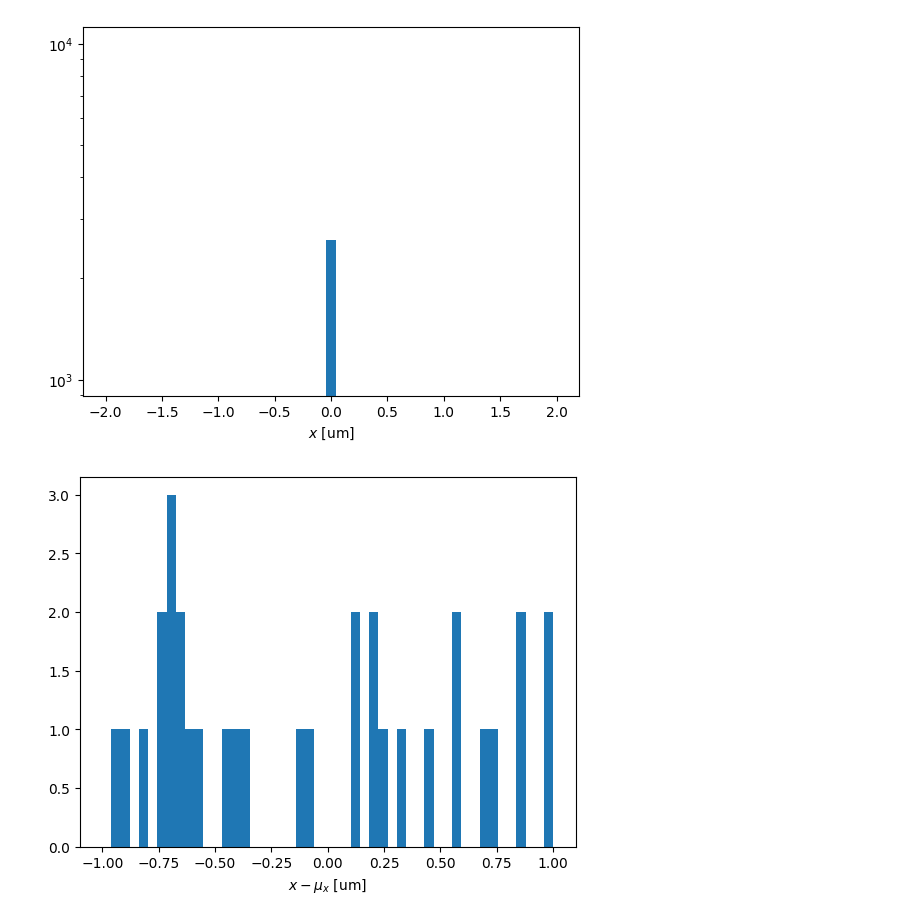
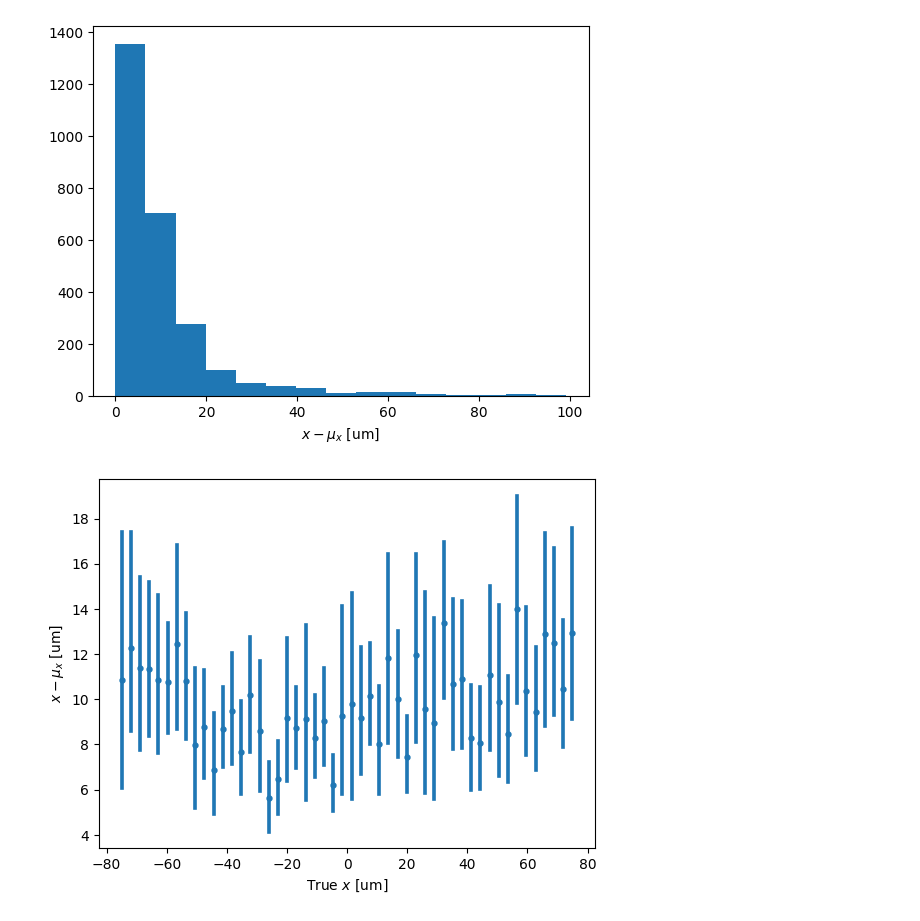
Before and after one commit to elizahoward/smart-pixels-ml, a Jupyter notebook: test_training2.ipynb, the cells around one changed output. Drawn from its saved outputs; the diff is of its cells as text; code cells hidden in the pictures.

```diff
--- a/test_training2.ipynb
+++ b/test_training2.ipynb
@@ -178,8 +147,8 @@ _________________________________________________________________
 # %%
-learning_rate = 0.0001
+learning_rate = 0.0000001
 model.compile(optimizer=Adam(learning_rate=learning_rate), loss=custom_loss)
 # %%
-epochs = 25
+epochs = 10
 early_stopping_patience = 50
 
 # launch quick training once gpu is available
@@ -254,5 +201,5 @@ Epoch 25/25
 # %%
-model.load_weights("/home/elizahoward/smart-pixels-ml/training_output/weights.08-t-12.89-v-49.49.hdf5")
+model.load_weights("/home/elizahoward/smart-pixels-ml/training_output2/weights.01-t-1778.85-v-1310.17.hdf5")
 # %%
 p_test = model.predict(validation_generator)
 # %% [output]
@@ -291,13 +238,13 @@ df['sigmacotA'] = np.sqrt(df['M31']**2+df['M32']**2+df['M33']**2)
 df['sigmacotB'] = np.sqrt(df['M41']**2+df['M42']**2+df['M43']**2+df['M44']**2)
 
 # calculates residuals for x, y, cotA, cotB
-residualsx = df['xtrue'] - df['x']
-residualsy = df['ytrue'] - df['y']
-residualsA = df['cotAtrue'] - df['cotA']
-residualsB = df['cotBtrue'] - df['cotB']
+residualsx = np.abs(df['xtrue'] - df['x'])
+residualsy = np.abs(df['ytrue'] - df['y'])
+residualsA = np.abs(df['cotAtrue'] - df['cotA'])
+residualsB = np.abs(df['cotBtrue'] - df['cotB'])
 
 # stores results as csv
-df.to_csv("test_4x4.csv",header=True,index=False)
+#df.to_csv("test_4x4.csv",header=True,index=False)
 # %%
 # x
 xmean, xstd = (np.mean(residualsx),np.std(residualsx))
@@ -319,22 +266,22 @@ mean and std residuals for cot(beta): (0.027394378557801247,0.11262314766645432)
 # %%
-plt.hist(p_test[:,0],bins=np.linspace(-2,2,50))
-plt.yscale('log')
-plt.xlabel(r'$x$ [um]')
+plt.hist(residualsx, bins = 15)
+#plt.yscale('Log')
+plt.xlabel(r'$x-\mu_x$ [um]')
 
-#save_fig_path = os.path.join(base_dir, 'x_dist.png')
+#save_fig_path = os.path.join(base_dir, 'x_res_dist.png')
 #plt.savefig(save_fig_path)
 
 plt.show()
 # %% [output]
-[figure, old version]
+[figure, new version]
 # %%
-plt.hist(residuals,bins=np.linspace(-1,1,50))
-#plt.yscale('Log')
-plt.xlabel(r'$x-\mu_x$ [um]')
+x = sns.regplot(x=df['xtrue'], y=residualsx, x_bins=np.linspace(-75,75,50), fit_reg=None, marker='.')
+plt.xlabel(r'True $x$ [um]')
+plt.ylabel(r'$x-\mu_x$ [um]')
 
-#save_fig_path = os.path.join(base_dir, 'x_res_dist.png')
+#save_fig_path = os.path.join(base_dir, 'x_vs_res.png')
 #plt.savefig(save_fig_path)
 
 plt.show()
 # %% [output]
-[figure, old version]
+[figure, new version]
```
Also changed, not shown: parts of 12 cells of this notebook, 2 other files.
